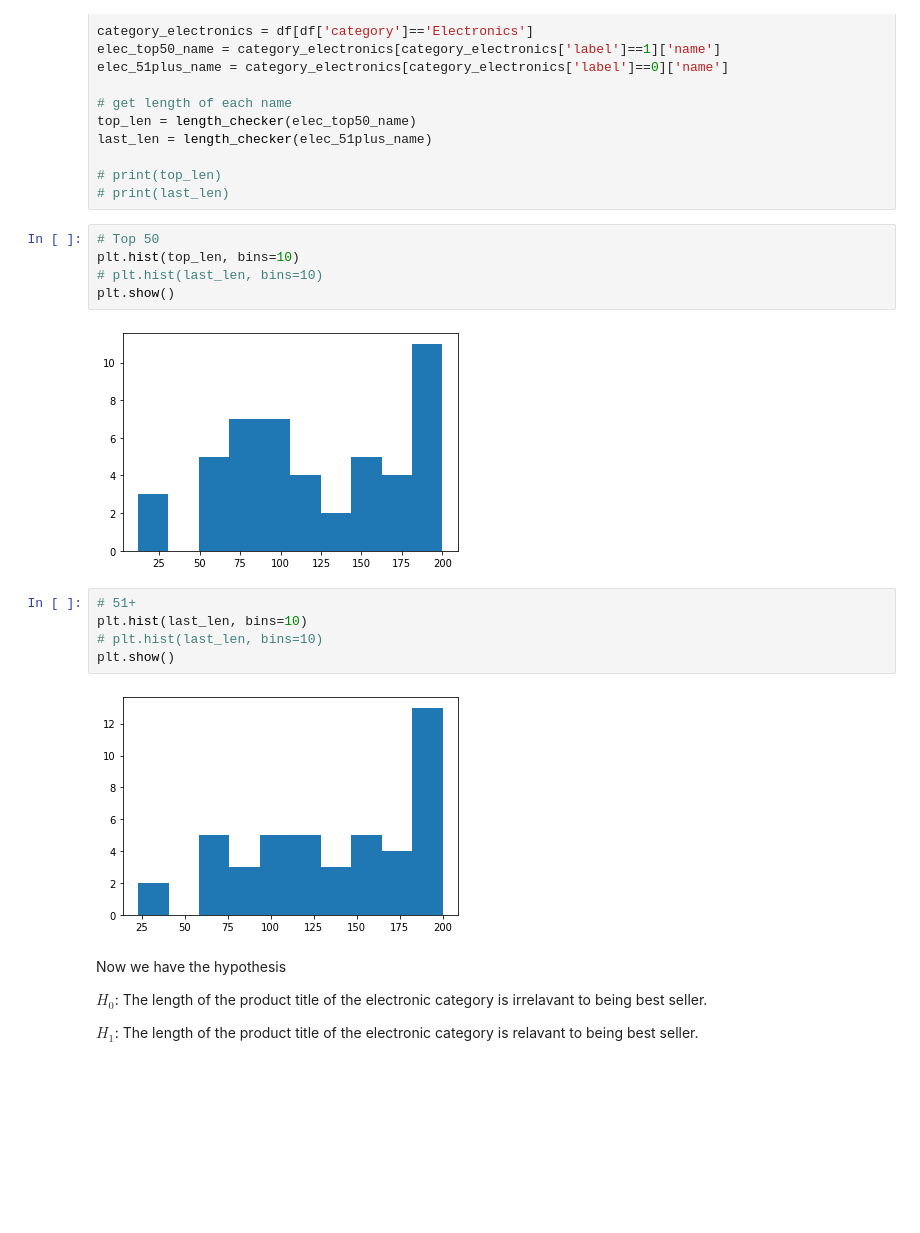
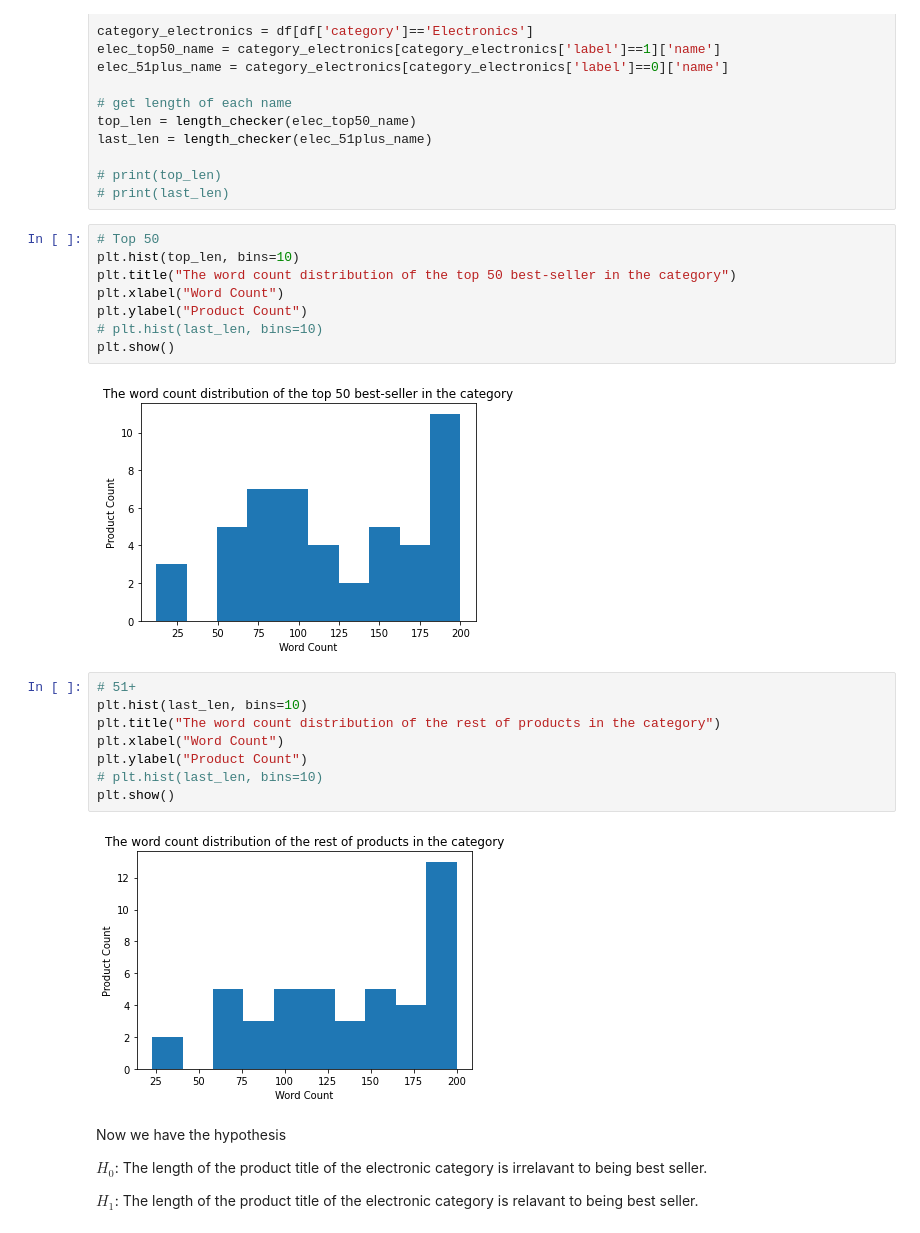
Before and after one commit to jiahaoliu1891/DATADIGGER, a Jupyter notebook: analysis/Hypothesis Testing.ipynb, the cells around one changed output. Saved outputs shown, nothing was run; the diff lists cells and outputs as text; blank space fills up the shorter version.

```diff
--- a/analysis/Hypothesis Testing.ipynb
+++ b/analysis/Hypothesis Testing.ipynb
@@ -241,17 +247,23 @@ last_len = length_checker(elec_51plus_name)
 # %%
 # Top 50
 plt.hist(top_len, bins=10)
+plt.title("The word count distribution of the top 50 best-seller in the category")
+plt.xlabel("Word Count")
+plt.ylabel("Product Count")
 # plt.hist(last_len, bins=10)
 plt.show()
 # %% [output]
-[figure, old version]
+[figure, new version]
 # %%
 # 51+
 plt.hist(last_len, bins=10)
+plt.title("The word count distribution of the rest of products in the category")
+plt.xlabel("Word Count")
+plt.ylabel("Product Count")
 # plt.hist(last_len, bins=10)
 plt.show()
 # %% [output]
-[figure, old version]
+[figure, new version]
 # %% [markdown]
 Now we have the hypothesis
 
```
Also changed, not shown: parts of 2 cells of this notebook, 5 other files.
